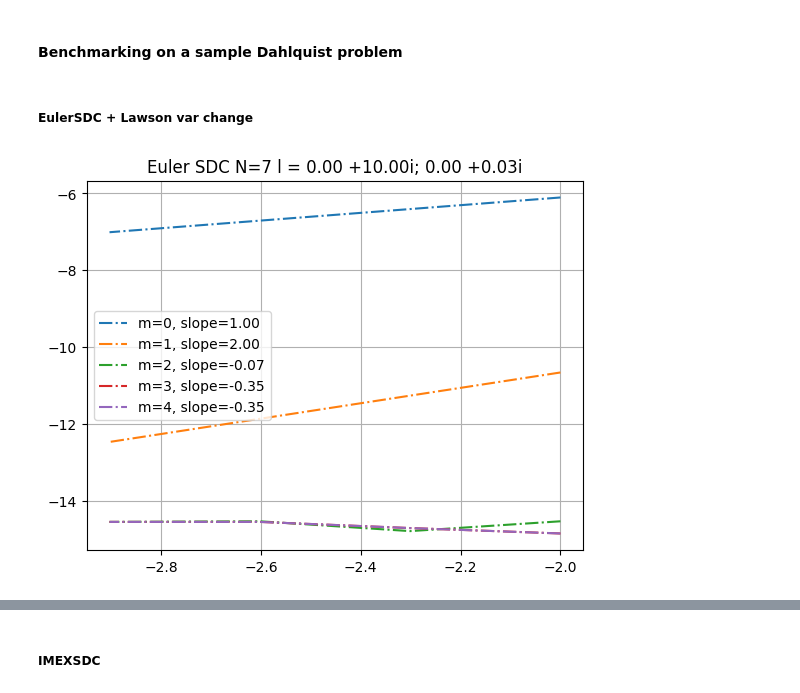
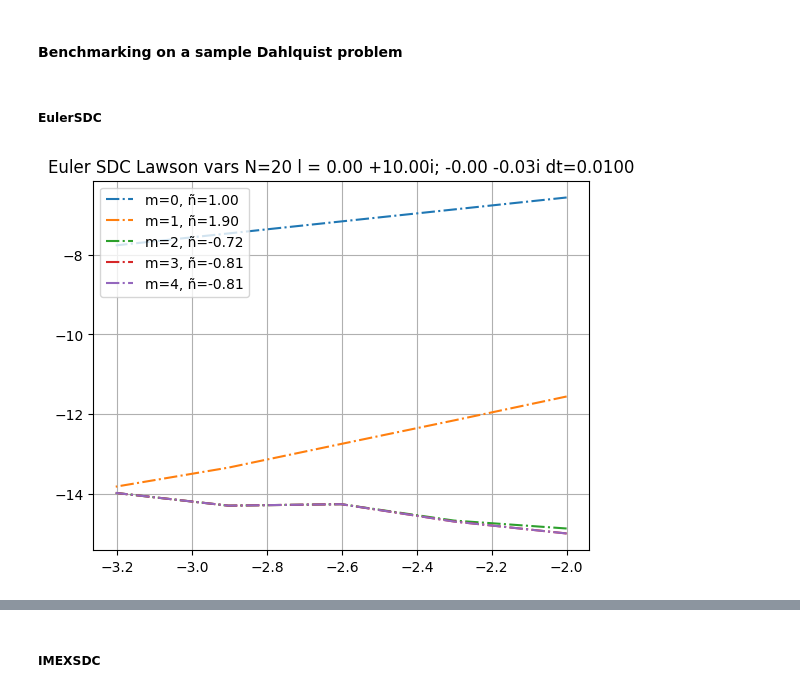
Before and after one commit to BoriskovaLiza/masterarbeit, a Jupyter notebook: prototype/convergence_rates.ipynb, the cells around one changed output, grey strips where cells are left out. Saved outputs shown, nothing was run; the diff lists cells and outputs as text; code cells hidden in the pictures.

Commit message:
minor legend fix

```diff
--- a/prototype/convergence_rates.ipynb
+++ b/prototype/convergence_rates.ipynb
@@ -14,26 +14,27 @@ t = np.linspace(t0, t0 + (steps-1) * timestep, steps)
 u = np.zeros((steps), dtype=np.cfloat)
 uv = np.zeros((steps), dtype=np.cfloat)
 # %% [markdown]
-##### EulerSDC + Lawson var change
+##### EulerSDC
 # %%
-l1, l2 = 0. + 10.j, 0.03j
+# with Lawson reformulation
+l1, l2 = 0. + 10.j, -0.03j
 uv0 = u0 * np.exp(-t0 * l1)
 
-N, M, folds = 7, 5, 4
+N, M, folds = 20, 5, 5
 fv = lambda t, x : x * l2
 
 errors = np.zeros((M, folds), dtype="complex128")
 
 for m in range(M):
     # errors in Lawson vars
     errors[m], tau = mySDC.benchmark(mySDC.Euler_SDC, (N, m, t, uv0, [fv]), lambda tt: np.exp(l2 * tt), folds, False)
     # error on u(t)
     errors[m] *= np.exp(tau * l1)
     # plot slopes
     slope, _ = np.polyfit(np.log10(tau), np.log10(errors[m]), 1)
-    plt.plot(np.log10(tau), np.log10(errors[m]), label='m=%d, slope=%.2f' % (m, slope.real), linestyle="-.")
-plt.title('Euler SDC N=%d l = %.2f %+.2fi; %.2f %+.2fi' % (N, l1.real, l1.imag, l2.real, l2.imag))
-plt.legend()
+    plt.plot(np.log10(tau), np.log10(errors[m]), label='m=%d, ñ=%.2f' % (m, slope.real), linestyle="-.")
+plt.title('Euler SDC Lawson vars N=%d l = %.2f %+.2fi; %.2f %+.2fi dt=%.4f' % (N, l1.real, l1.imag, l2.real, l2.imag, timestep))
+plt.legend(loc=2)
 plt.grid()
 # %% [output]
-[figure, old version]
+[figure, new version]
```
Also changed, not shown: parts of 7 cells of this notebook.
